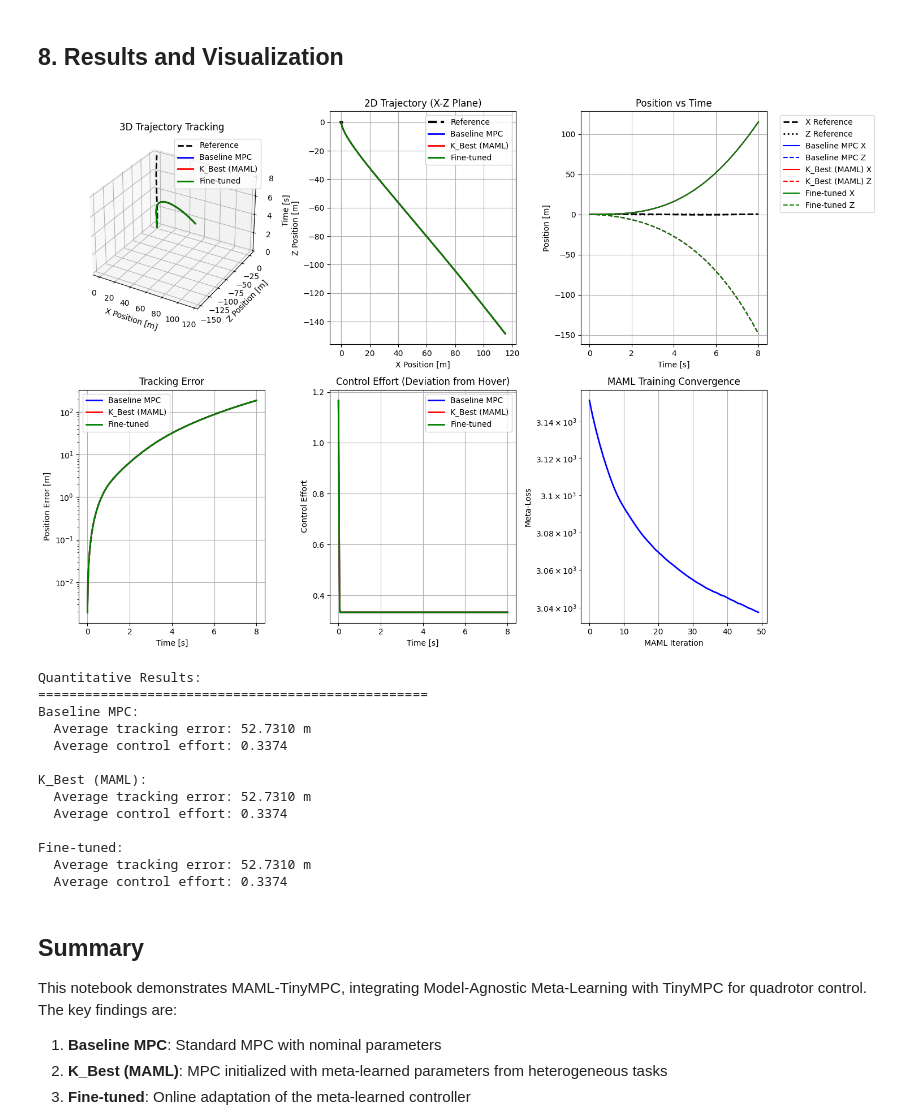
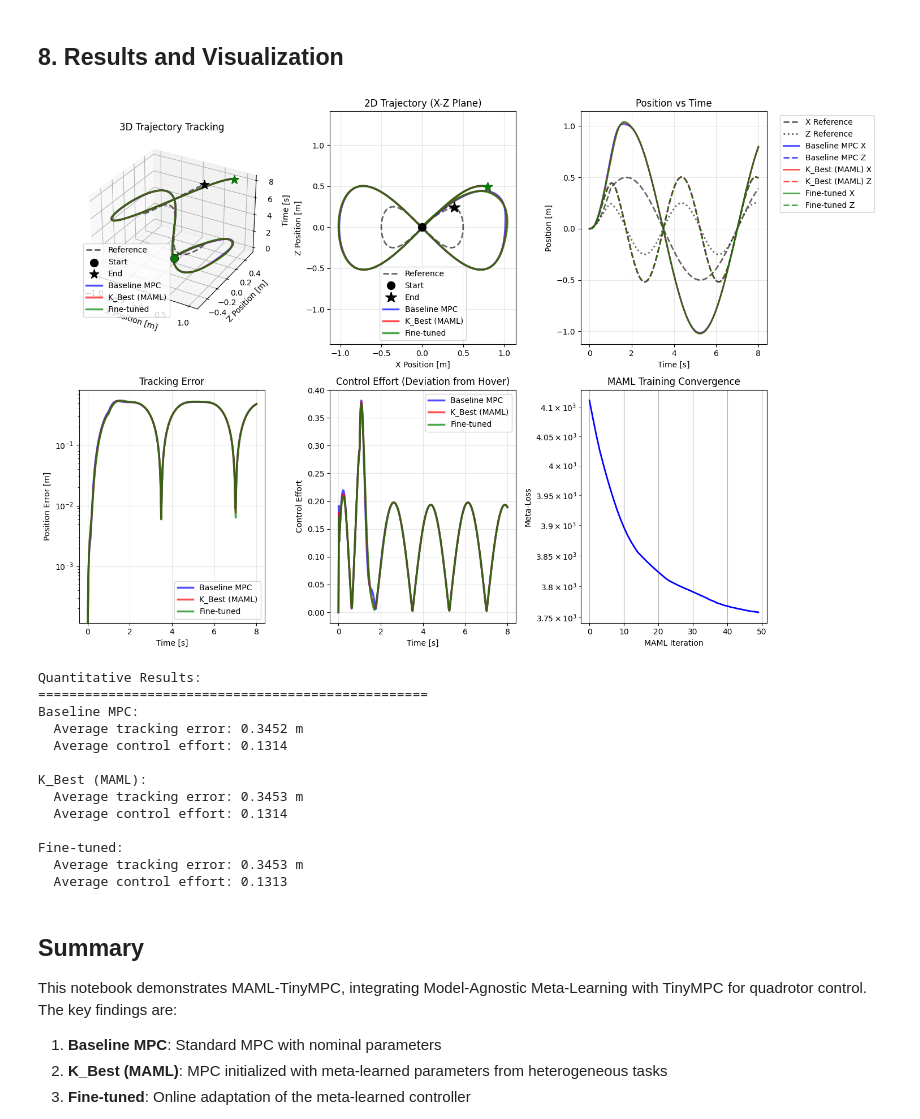
Before and after one commit to moisesmata/tinympc-meta-learning, a Jupyter notebook: MAML-TinyMPC-Integrated.ipynb, the cells around one changed output. Cells and saved outputs as stored; diff of their text form; code cells hidden in the pictures.

```diff
--- a/MAML-TinyMPC-Integrated.ipynb
+++ b/MAML-TinyMPC-Integrated.ipynb
@@ -518,7 +590,8 @@ class QuadrotorController:
         # Solve MPC
         x_out, u_out, status, k = self.tinympc.solve_admm(x_init, u_init, x_ref, u_ref, t)
 
-        return u_out[:,0]  # Return first control input
+        # Return control with hover offset added back
+        return self.uhover + u_out[:,0]
 
 def simulate_controller(controller, x0, T_sim=10.0):
     """Simulate controller for T_sim seconds"""
@@ -676,47 +749,61 @@ x_ref_traj = np.array([generate_figure8_reference(t) for t in t_ref])
 
 # Plot 1: 3D Trajectory
 ax1 = plt.subplot(2, 3, 1, projection='3d')
-ax1.plot(x_ref_traj[:, 0], x_ref_traj[:, 2], t_ref, 'k--', linewidth=2, label='Reference')
+ax1.plot(x_ref_traj[:, 0], x_ref_traj[:, 2], t_ref, 'k--', linewidth=2, alpha=0.6, label='Reference')
+# Plot start and end points for reference
+ax1.scatter(x_ref_traj[0, 0], x_ref_traj[0, 2], t_ref[0], color='black', s=100, marker='o', label='Start', zorder=5)
+ax1.scatter(x_ref_traj[-1, 0], x_ref_traj[-1, 2], t_ref[-1], color='black', s=150, marker='*', label='End', zorder=5)
+
 colors = ['blue', 'red', 'green']
 for i, (name, result) in enumerate(results.items()):
     x_traj = result['x']
     ax1.plot(x_traj[:, 0], x_traj[:, 2], t_ref[:len(x_traj)],
-             color=colors[i], linewidth=2, label=name)
+             color=colors[i], linewidth=2.5, alpha=0.7, label=name)
+    # Plot start and end points
+    ax1.scatter(x_traj[0, 0], x_traj[0, 2], t_ref[0], color=colors[i], s=80, marker='o', zorder=4)
+    ax1.scatter(x_traj[-1, 0], x_traj[-1, 2], t_ref[len(x_traj)-1], color=colors[i], s=120, marker='*', zorder=4)
 ax1.set_xlabel('X Position [m]')
 ax1.set_ylabel('Z Position [m]')
 ax1.set_zlabel('Time [s]')
 ax1.set_title('3D Trajectory Tracking')
 ax1.legend()
-ax1.grid(True)
+ax1.grid(True, alpha=0.3)
 
 # Plot 2: 2D Trajectory (X-Z plane)
 plt.subplot(2, 3, 2)
-plt.plot(x_ref_traj[:, 0], x_ref_traj[:, 2], 'k--', linewidth=3, label='Reference')
+plt.plot(x_ref_traj[:, 0], x_ref_traj[:, 2], 'k--', linewidth=2, alpha=0.6, label='Reference')
+# Plot start and end points for reference
+plt.plot(x_ref_traj[0, 0], x_ref_traj[0, 2], 'ko', markersize=10, label='Start', zorder=5)
+plt.plot(x_ref_traj[-1, 0], x_ref_traj[-1, 2], 'k*', markersize=15, label='End', zorder=5)
+
 for i, (name, result) in enumerate(results.items()):
     x_traj = result['x']
-    plt.plot(x_traj[:, 0], x_traj[:, 2], color=colors[i], linewidth=2, label=name)
+    plt.plot(x_traj[:, 0], x_traj[:, 2], color=colors[i], linewidth=2.5, alpha=0.7, label=name)
+    # Plot start and end points for each trajectory
+    plt.plot(x_traj[0, 0], x_traj[0, 2], 'o', color=colors[i], markersize=8, zorder=4)
+    plt.plot(x_traj[-1, 0], x_traj[-1, 2], '*', color=colors[i], markersize=12, zorder=4)
 plt.xlabel('X Position [m]')
 plt.ylabel('Z Position [m]')
 plt.title('2D Trajectory (X-Z Plane)')
 plt.axis('equal')
 plt.legend()
-plt.grid(True)
+plt.grid(True, alpha=0.3)
 
 # Plot 3: Position vs Time
 plt.subplot(2, 3, 3)
-plt.plot(t_ref, x_ref_traj[:, 0], 'k--', linewidth=2, label='X Reference')
-plt.plot(t_ref, x_ref_traj[:, 2], 'k:', linewidth=2, label='Z Reference')
+plt.plot(t_ref, x_ref_traj[:, 0], 'k--', linewidth=2, alpha=0.6, label='X Reference')
+plt.plot(t_ref, x_ref_traj[:, 2], 'k:', linewidth=2, alpha=0.6, label='Z Reference')
 for i, (name, result) in enumerate(results.items()):
     x_traj = result['x']
-    plt.plot(t_ref[:len(x_traj)], x_traj[:, 0], color=colors[i], linewidth=1.5,
-             linestyle='-', label=f'{name} X')
-    plt.plot(t_ref[:len(x_traj)], x_traj[:, 2], color=colors[i], linewidth=1.5,
-             linestyle='--', label=f'{name} Z')
+    plt.plot(t_ref[:len(x_traj)], x_traj[:, 0], color=colors[i], linewidth=2,
+             linestyle='-', alpha=0.7, label=f'{name} X')
+    plt.plot(t_ref[:len(x_traj)], x_traj[:, 2], color=colors[i], linewidth=2,
+             linestyle='--', alpha=0.7, label=f'{name} Z')
 plt.xlabel('Time [s]')
 plt.ylabel('Position [m]')
 plt.title('Position vs Time')
 plt.legend(bbox_to_anchor=(1.05, 1), loc='upper left')
-plt.grid(True)
+plt.grid(True, alpha=0.3)
 
 # Plot 4: Tracking Error
 plt.subplot(2, 3, 4)
@@ -727,12 +814,12 @@ for i, (name, result) in enumerate(results.items()):
         if j < len(x_ref_traj):
             error = np.linalg.norm(x[[0,2]] - x_ref_traj[j, [0,2]])
             errors.append(error)
-    plt.plot(t_ref[:len(errors)], errors, color=colors[i], linewidth=2, label=name)
+    plt.plot(t_ref[:len(errors)], errors, color=colors[i], linewidth=2.5, alpha=0.7, label=name)
 plt.xlabel('Time [s]')
 plt.ylabel('Position Error [m]')
 plt.title('Tracking Error')
 plt.legend()
-plt.grid(True)
+plt.grid(True, alpha=0.3)
 plt.yscale('log')
 
 # Plot 5: Control Effort
@@ -741,12 +828,12 @@ for i, (name, result) in enumerate(results.items()):
     u_traj = result['u']
     control_effort = np.linalg.norm(u_traj - uhover, axis=1)
     plt.plot(t_ref[:len(control_effort)], control_effort, color=colors[i],
-             linewidth=2, label=name)
+             linewidth=2.5, alpha=0.7, label=name)
 plt.xlabel('Time [s]')
 plt.ylabel('Control Effort')
 plt.title('Control Effort (Deviation from Hover)')
 plt.legend()
-plt.grid(True)
+plt.grid(True, alpha=0.3)
 
 # Plot 6: MAML Training Loss
 plt.subplot(2, 3, 6)
@@ -757,47 +844,47 @@ plt.title('MAML Training Convergence')
 plt.grid(True)
 plt.yscale('log')
 
 plt.tight_layout()
 plt.savefig('maml_tinympc_results.png', dpi=300, bbox_inches='tight')
 plt.show()
 
 # Print quantitative results
 print("\nQuantitative Results:")
 print("=" * 50)
 
 for name, result in results.items():
     x_traj = result['x']
     u_traj = result['u']
 
     # Average tracking error
     avg_error = 0
     for j, x in enumerate(x_traj):
         if j < len(x_ref_traj):
             avg_error += np.linalg.norm(x[[0,2]] - x_ref_traj[j, [0,2]])
     avg_error /= len(x_traj)
 
     # Average control effort
     avg_control = np.mean(np.linalg.norm(u_traj - uhover, axis=1))
 
     print(f"{name}:")
     print(f"  Average tracking error: {avg_error:.4f} m")
     print(f"  Average control effort: {avg_control:.4f}")
     print()
 # %% [output]
-[figure, old version]
+[figure, new version]
 Quantitative Results:
 ==================================================
 Baseline MPC:
-  Average tracking error: 52.7310 m
-  Average control effort: 0.3374
+  Average tracking error: 0.3452 m
+  Average control effort: 0.1314
 
 K_Best (MAML):
-  Average tracking error: 52.7310 m
-  Average control effort: 0.3374
+  Average tracking error: 0.3453 m
+  Average control effort: 0.1314
 
 Fine-tuned:
-  Average tracking error: 52.7310 m
-  Average control effort: 0.3374
+  Average tracking error: 0.3453 m
+  Average control effort: 0.1313
 # %% [markdown]
 ## Summary
 
```
Also changed, not shown: parts of 2 cells of this notebook.
